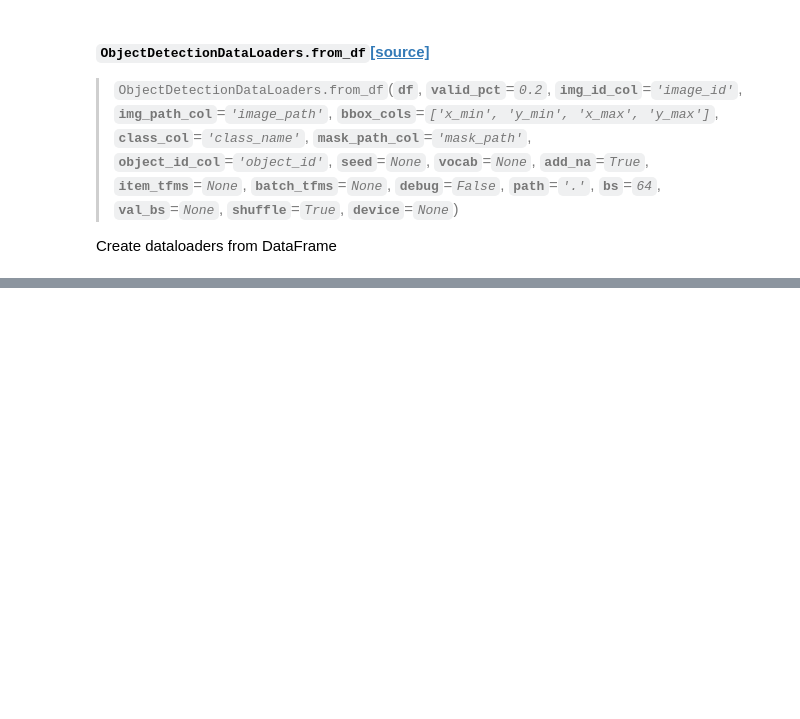
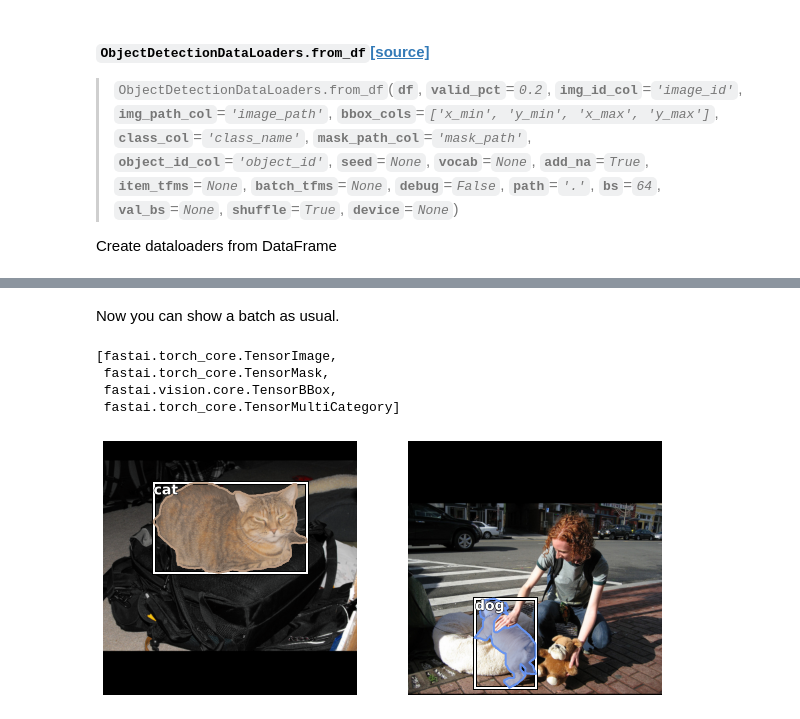
Before and after one commit to rbrtwlz/fastai_object_detection, a Jupyter notebook: notebooks/02_dataloaders.ipynb, the cells around one changed output, grey strips where cells are left out. Saved outputs shown, nothing was run; the diff lists cells and outputs as text; code cells hidden in the pictures; blank space fills up the shorter version.

```diff
--- a/notebooks/02_dataloaders.ipynb
+++ b/notebooks/02_dataloaders.ipynb
@@ -25,6 +22,29 @@ from fastai_object_detection.core import *
 # temp bug fix
 # https://github.com/fastai/fastai/issues/3384
 #TensorMultiCategory.register_func(Tensor.__getitem__, TensorMultiCategory, TensorBBox)
+# %%
+#export
+
+def _bin_mask_stack_and_padding(t, pad_idx=0):
+    "Function for padding to create batches when number of objects is different"
+    stacked_masks = [torch.stack(t[i][1], dim=0) for i in range(len(t))]
+    imgs = [t[i][0] for i in range(len(t))]
+    bboxes = [t[i][2] for i in range(len(t))]
+    labels = [t[i][3] for i in range(len(t))]
+    samples = L(t for t in zip(imgs,stacked_masks,bboxes,labels))
+    samples = [(s[0], *_clip_remove_empty_with_mask(*s[1:])) for s in samples]
+    max_len = max([len(s[3]) for s in samples])
+    def _f(img,bin_mask,bbox,lbl):
+        bin_mask = torch.cat([bin_mask,bin_mask.new_zeros(max_len-bin_mask.shape[0], bin_mask.shape[-2], bin_mask.shape[-1])])
+        bbox = torch.cat([bbox,bbox.new_zeros(max_len-bbox.shape[0], 4)])
+        lbl  = torch.cat([lbl,lbl.new_zeros(max_len-lbl.shape[0])+pad_idx])
+        return img,TensorBinMasks(bin_mask),bbox,lbl
+    return [_f(*s) for s in samples]
+
+def _clip_remove_empty_with_mask(bin_mask, bbox, label):
+    bbox = torch.clamp(bbox, -1, 1)
+    empty = ((bbox[...,2] - bbox[...,0])*(bbox[...,3] - bbox[...,1]) <= 0.)
+    return (bin_mask[~empty], bbox[~empty], label[~empty])
 # %%
 #export
 
@@ -127,0 +150,5 @@ Create dataloaders from DataFrame
+# %%
+from fastai_object_detection.datasets import CocoData
+
+path,df = CocoData.get_path_df("ds-cats-dogs")
+df.head(2)
@@ -127,0 +159,18 @@ Create dataloaders from DataFrame
+# %%
+dls = ObjectDetectionDataLoaders.from_df(df, valid_pct=0.1, bs=2,
+                                        item_tfms=[Resize(512, method='pad', pad_mode='zeros')],
+                                        batch_tfms=[Normalize.from_stats(*imagenet_stats)])
+# %% [markdown]
+Now you can show a batch as usual.
+# %%
+b = dls.one_batch()
+[type(t) for t in b]
+# %% [output]
+[fastai.torch_core.TensorImage,
+ fastai.torch_core.TensorMask,
+ fastai.vision.core.TensorBBox,
+ fastai.torch_core.TensorMultiCategory]
+# %%
+dls.show_batch(b, figsize=(10,10))
+# %% [output]
+[figure, added]
```
Also changed, not shown: parts of 8 cells of this notebook, 5 other files.
